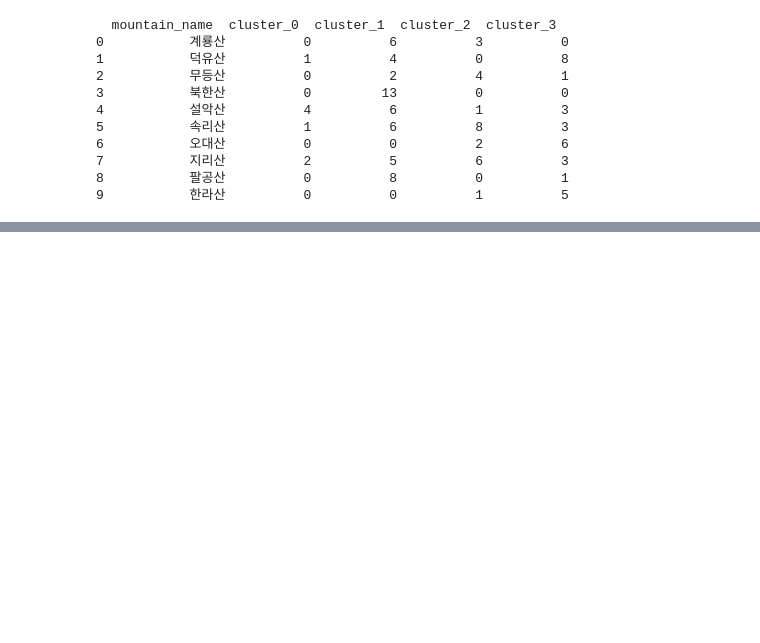
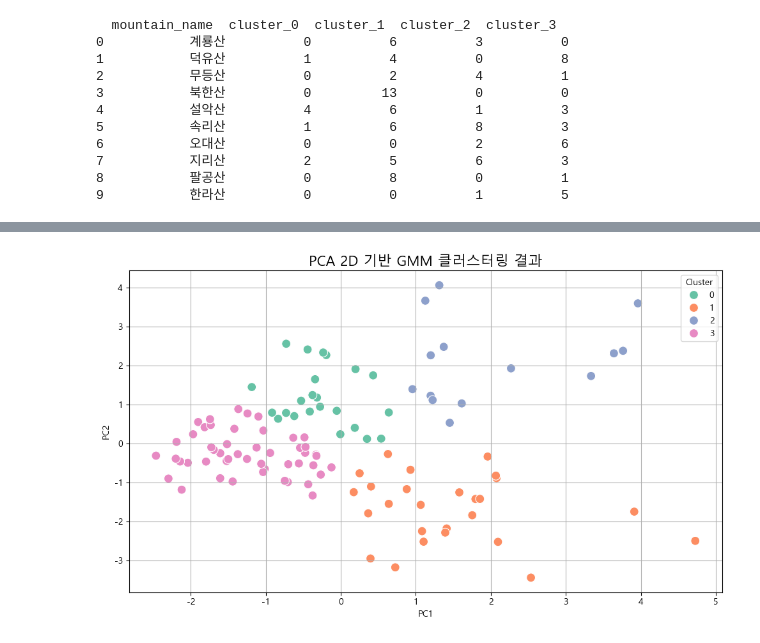
Before and after one commit to saeraniren/japchodan_contest, a Jupyter notebook: yoochang_clustering.ipynb, the cells around one changed output, grey strips where cells are left out. Cells and saved outputs as stored; diff of their text form; code cells hidden in the pictures; blank space fills up the shorter version.

```diff
--- a/yoochang_clustering.ipynb
+++ b/yoochang_clustering.ipynb
@@ -1343,0 +1450,24 @@ print(cluster_distribution)
+# %%
+# ✅ PCA 2차원 or 3차원으로 축소
+pca_2 = PCA(n_components=2)
+X_pca_2 = pca_2.fit_transform(X_scaled)
+
+# ✅ 클러스터링 (예: GMM or KMeans)
+gmm = GaussianMixture(n_components=4, random_state=42)
+gmm_labels = gmm.fit_predict(X_pca_2)
+
+# 결과 병합
+df_pca = pd.DataFrame(X_pca_2, columns=['PC1', 'PC2'])
+df_pca['cluster'] = gmm_labels
+# %%
+plt.figure(figsize=(10, 6))
+sns.scatterplot(data=df_pca, x='PC1', y='PC2', hue='cluster', palette='Set2', s=100)
+plt.title('PCA 2D 기반 GMM 클러스터링 결과', fontsize=16)
+plt.xlabel('PC1')
+plt.ylabel('PC2')
+plt.legend(title='Cluster')
+plt.grid(True)
+plt.tight_layout()
+plt.show()
+# %% [output]
+[figure, added]
```
Also changed, not shown: parts of 13 cells of this notebook.
